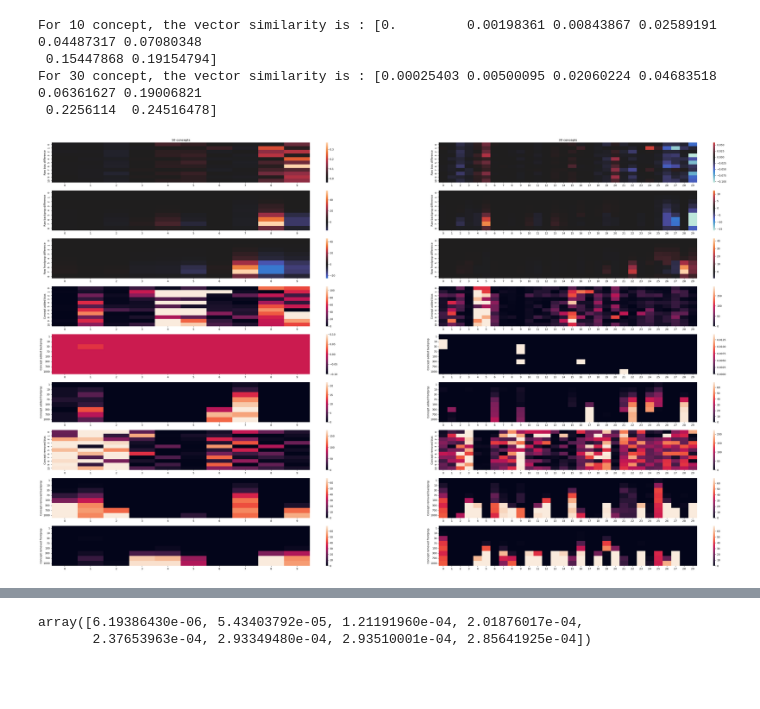
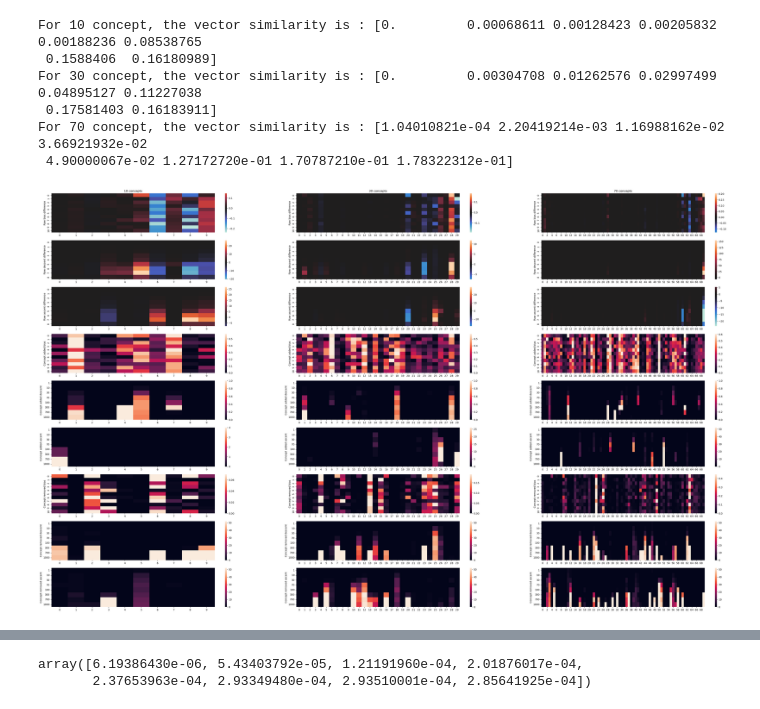
Before and after one commit to vitryt/label-free-bias-identification, a Jupyter notebook: data_recovery.ipynb, the cells around one changed output, grey strips where cells are left out. Cells and saved outputs as stored; diff of their text form; code cells hidden in the pictures; blank space fills up the shorter version.

Commit message:
Individual concept engine per label

```diff
--- a/data_recovery.ipynb
+++ b/data_recovery.ipynb
@@ -38,5 +23,5 @@ sys.path
 # %%
-exp_id = 0
+exp_id = 10
 exp_name = "MNIST"
 with open("/data/4vitry/models/" + exp_name + "/model_" + str(exp_id) + ".pkl", "rb") as f:
     model_res = pkl.load(f)
@@ -47,4 +31,0 @@ sb.heatmap(model_res["correctness_matrix"]/model_res["appearance_matrix"], vmin=
-# %%
-with open(f"/data/4vitry/models/{exp_name}/concepts_{0}_{0}.pkl", "rb") as f:
-    concept_res = pkl.load(f)
-concept_res["concept_results"][10][0]
@@ -69,4 +31,0 @@ concept_res["concept_results"][10][0]
-# %%
-amount_of_concept = 30
-studied_bias = 8
-step_amount = 70
@@ -73,8 +188,8 @@ step_amount = 70
 # %%
-exp_id = 0
-studied_bias = 3
-concept_range = range(0,2)
-concept_amounts = [10, 30, 70, 100, 300, 500, 700]
+exp_id = 1
+studied_bias = 0
+concept_range = range(0,3)
+concept_amounts = [10, 30, 70, 100]
 fig, axes = plt.subplots(9, len(concept_range), figsize=(50,30))
 for index, concept_id in enumerate(concept_range):
     amount_of_concept = concept_amounts[concept_id]
@@ -89,12 +204,12 @@ for index, concept_id in enumerate(concept_range):
 
     table1 = []
     for i in range(10):
-        table1.append(((bias_res[studied_bias][i][1] > 0) & (bias_res[studied_bias][i][0] == 0)).sum(axis=0))
+        table1.append(((bias_res[studied_bias][i][1] > 0) & (bias_res[studied_bias][i][0] == 0)).sum(axis=0)/len(bias_res[studied_bias][i][0]))
     table1.append(sum(table1)/len(table1))
 
     table2 = []
     for i in range(10):
-        table2.append(((bias_res[studied_bias][i][1] == 0) & (bias_res[studied_bias][i][0] > 0)).sum(axis=0))
+        table2.append(((bias_res[studied_bias][i][1] == 0) & (bias_res[studied_bias][i][0] > 0)).sum(axis=0)/len(bias_res[studied_bias][i][0]))
     table2.append(sum(table2)/len(table2))
 
     descent_added = []
@@ -107,42 +222,44 @@ for index, concept_id in enumerate(concept_range):
         table_ = cu.analyze_results(concept_res["concept_results"][step_amount], studied_bias, amount_of_concept)
         descent_added.append(table_["descent_added_concept"]/table_["data_size"])
         descent_removed.append(table_["descent_removed_concept"])
         ascent_added.append(table_["ascent_added_concept"])
         ascent_removed.append(table_["ascent_removed_concept"])
         descent_raw_difference.append(table_["descent_raw_difference"])
-        ascent_raw_difference.append(table_["ascent_raw_diff"])
+        ascent_raw_difference.append(table_["ascent_raw_difference"])
     descent_raw_difference.append(sum(descent_raw_difference)/len(descent_raw_difference))
     ascent_raw_difference.append(sum(ascent_raw_difference)/len(ascent_raw_difference))
 
     sb.heatmap(table, center=0, annot=False, ax=axes[0][index])
     axes[0][index].set(ylabel="Raw bias difference", title=f"{amount_of_concept} concepts")
     sb.heatmap(descent_raw_difference, center=0, ax=axes[1][index])
-    axes[1][index].set(ylabel="Raw backprop difference")
+    axes[1][index].set(ylabel="Raw descent difference")
     sb.heatmap(ascent_raw_difference, center=0, ax=axes[2][index])
-    axes[2][index].set(ylabel="Raw frontprop difference")
+    axes[2][index].set(ylabel="Raw ascent difference")
     sb.heatmap(table1, vmin=0, vmax=table1[-1].max(), annot=False, ax=axes[3][index])
     axes[3][index].set(ylabel="Concept added bias")
     sb.heatmap(table2, vmin=0, vmax=table2[-1].max(), annot=False, ax=axes[6][index])
     axes[6][index].set(ylabel="Concept removed bias")
     # table1 = [table_[0]/table_[2] - table_[1]/table_[2] - table_[3]/table_[4]]
     sb.heatmap(descent_added, vmin=0, vmax=descent_added[-1].max(), annot=False, yticklabels=[1, 10, 30, 70, 100, 300, 700, 1000], ax=axes[4][index])
-    axes[4][index].set(ylabel="Concept added backprop")
+    axes[4][index].set(ylabel="Concept added descent")
 
     # table1 = [table_[0]/table_[2] - table_[1]/table_[2] - table_[3]/table_[4]]
     sb.heatmap(descent_removed, vmin=0, vmax=descent_removed[-1].max(), annot=False, yticklabels=[1, 10, 30, 70, 100, 300, 700, 1000], ax=axes[7][index])
-    axes[7][index].set(ylabel="Concept removed backprop")
+    axes[7][index].set(ylabel="Concept removed descent")
     sb.heatmap(ascent_added, vmin=0, vmax=ascent_added[-1].max(), annot=False, yticklabels=[1, 10, 30, 70, 100, 300, 700, 1000], ax=axes[5][index])
-    axes[5][index].set(ylabel="Concept added frontprop")
+    axes[5][index].set(ylabel="Concept added ascent")
     sb.heatmap(ascent_removed, vmin=0, vmax=ascent_removed[-1].max(), annot=False, yticklabels=[1, 10, 30, 70, 100, 300, 700, 1000], ax=axes[8][index])
-    axes[8][index].set(ylabel="Concept removed frontprop")
+    axes[8][index].set(ylabel="Concept removed ascent")
 
     v_bias_identified = np.array(descent_removed)
     v_bias_real = table1[-1]
     res = np.dot(v_bias_identified, v_bias_real)/(np.linalg.norm(v_bias_identified)*np.linalg.norm(v_bias_real))
     print(f"For {amount_of_concept} concept, the vector similarity is : {res}")
 # %% [output]
-For 10 concept, the vector similarity is : [0.         0.00198361 0.00843867 0.02589191 0.04487317 0.07080348
- 0.15447868 0.19154794]
-For 30 concept, the vector similarity is : [0.00025403 0.00500095 0.02060224 0.04683518 0.06361627 0.19006821
- 0.2256114  0.24516478]
+For 10 concept, the vector similarity is : [0.         0.00068611 0.00128423 0.00205832 0.00188236 0.08538765
+ 0.1588406  0.16180989]
+For 30 concept, the vector similarity is : [0.         0.00304708 0.01262576 0.02997499 0.04895127 0.11227038
+ 0.17581403 0.16183911]
+For 70 concept, the vector similarity is : [1.04010821e-04 2.20419214e-03 1.16988162e-02 3.66921932e-02
+ 4.90000067e-02 1.27172720e-01 1.70787210e-01 1.78322312e-01]
-[figure, old version]
+[figure, new version]
```
Also changed, not shown: parts of 8 cells of this notebook, 8 other files.
